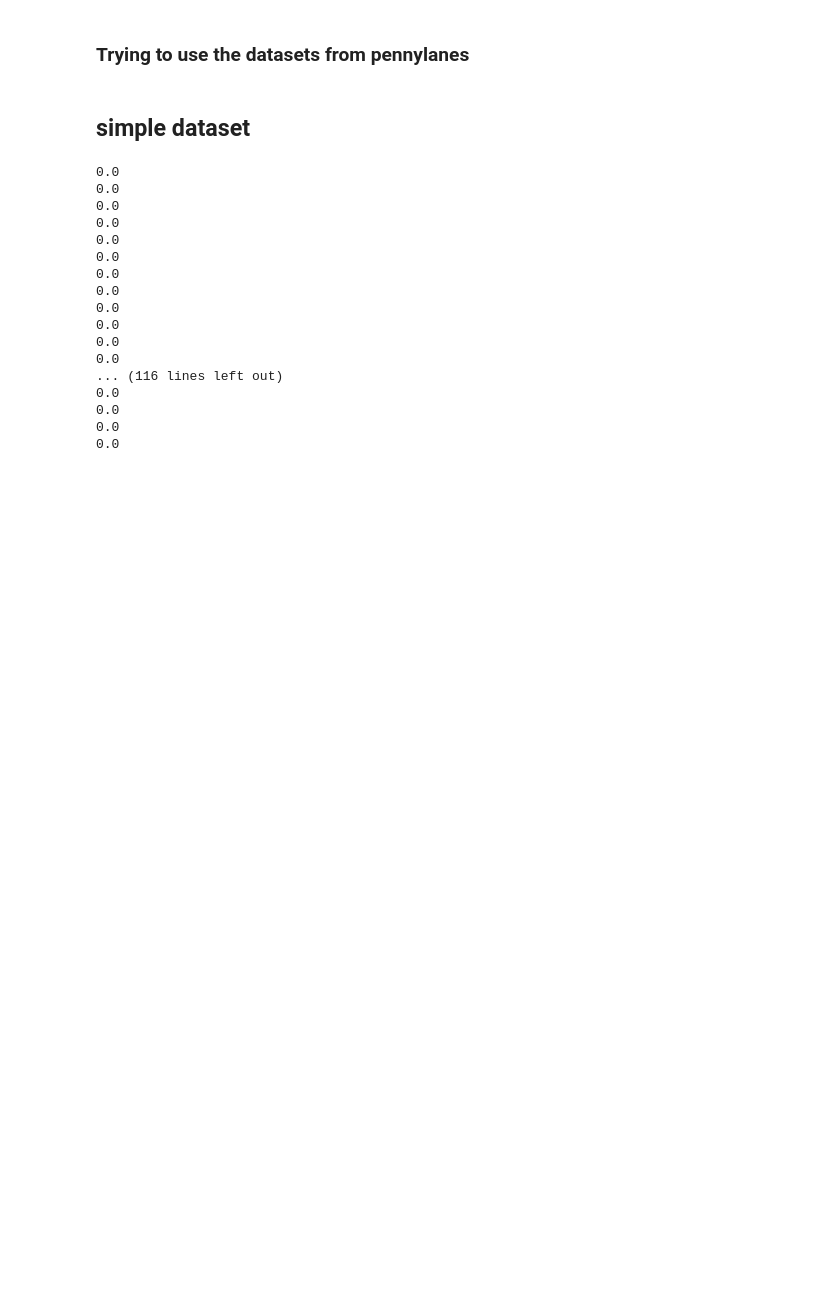
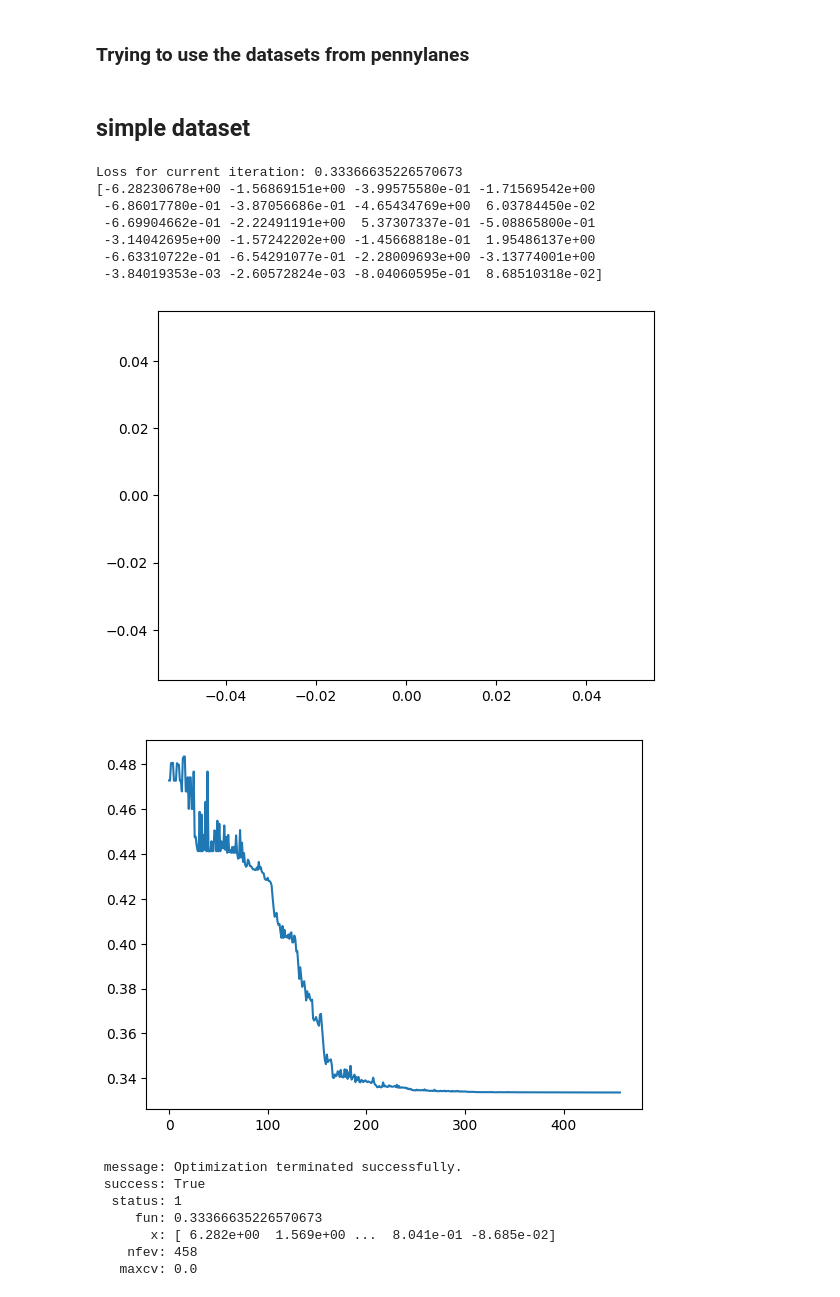
Before and after one commit to filorazi/Dim_red_SWAP, a Jupyter notebook: test.ipynb, the cells around one changed output. Saved outputs shown, nothing was run; the diff lists cells and outputs as text; code cells hidden in the pictures; blank space fills up the shorter version.

```diff
--- a/test.ipynb
+++ b/test.ipynb
@@ -79 +147,20 @@ from scipy.optimize import minimize
+# %%
+train_with_swap ()
+# %% [output]
+Loss for current iteration: 0.33366635226570673
+[-6.28230678e+00 -1.56869151e+00 -3.99575580e-01 -1.71569542e+00
+ -6.86017780e-01 -3.87056686e-01 -4.65434769e+00  6.03784450e-02
+ -6.69904662e-01 -2.22491191e+00  5.37307337e-01 -5.08865800e-01
+ -3.14042695e+00 -1.57242202e+00 -1.45668818e-01  1.95486137e+00
+ -6.63310722e-01 -6.54291077e-01 -2.28009693e+00 -3.13774001e+00
+ -3.84019353e-03 -2.60572824e-03 -8.04060595e-01  8.68510318e-02]
+[figure, added]
+[figure, added]
+ message: Optimization terminated successfully.
+ success: True
+  status: 1
+     fun: 0.33366635226570673
+       x: [ 6.282e+00  1.569e+00 ...  8.041e-01 -8.685e-02]
+    nfev: 458
+   maxcv: 0.0
 # %%
@@ -124,23 +210,3 @@ def train():
     plt.show()
     print(res)
     # weights,_,_,_,_= opt.step(loss_function, weights,trainer, n_qubit ,P, y)
-# %%
-train()
-# %% [output]
-0.0
-0.0
-0.0
-0.0
-0.0
-0.0
-0.0
-0.0
-0.0
-0.0
-0.0
-0.0
-... (116 lines left out)
-0.0
-0.0
-0.0
-0.0
```
Also changed, not shown: parts of 6 cells of this notebook.
